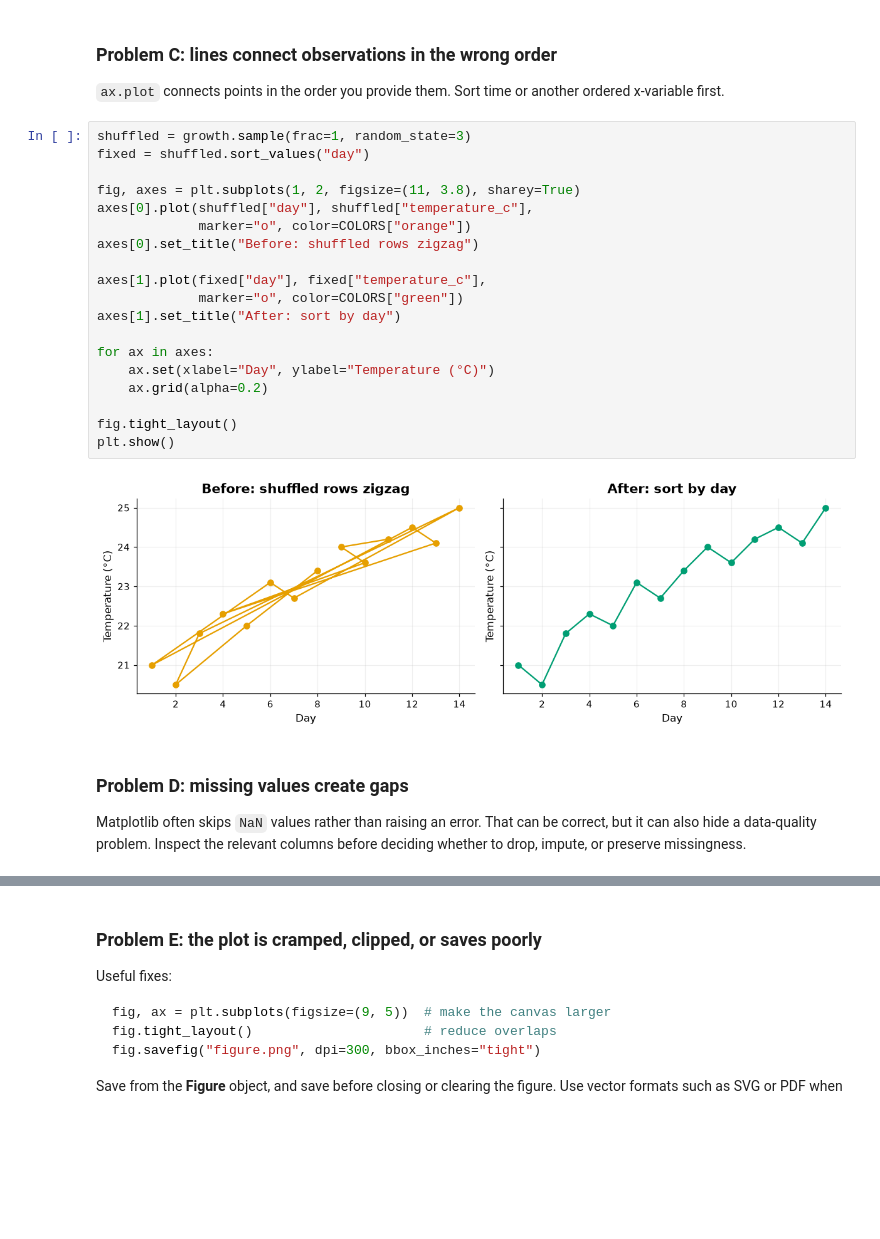
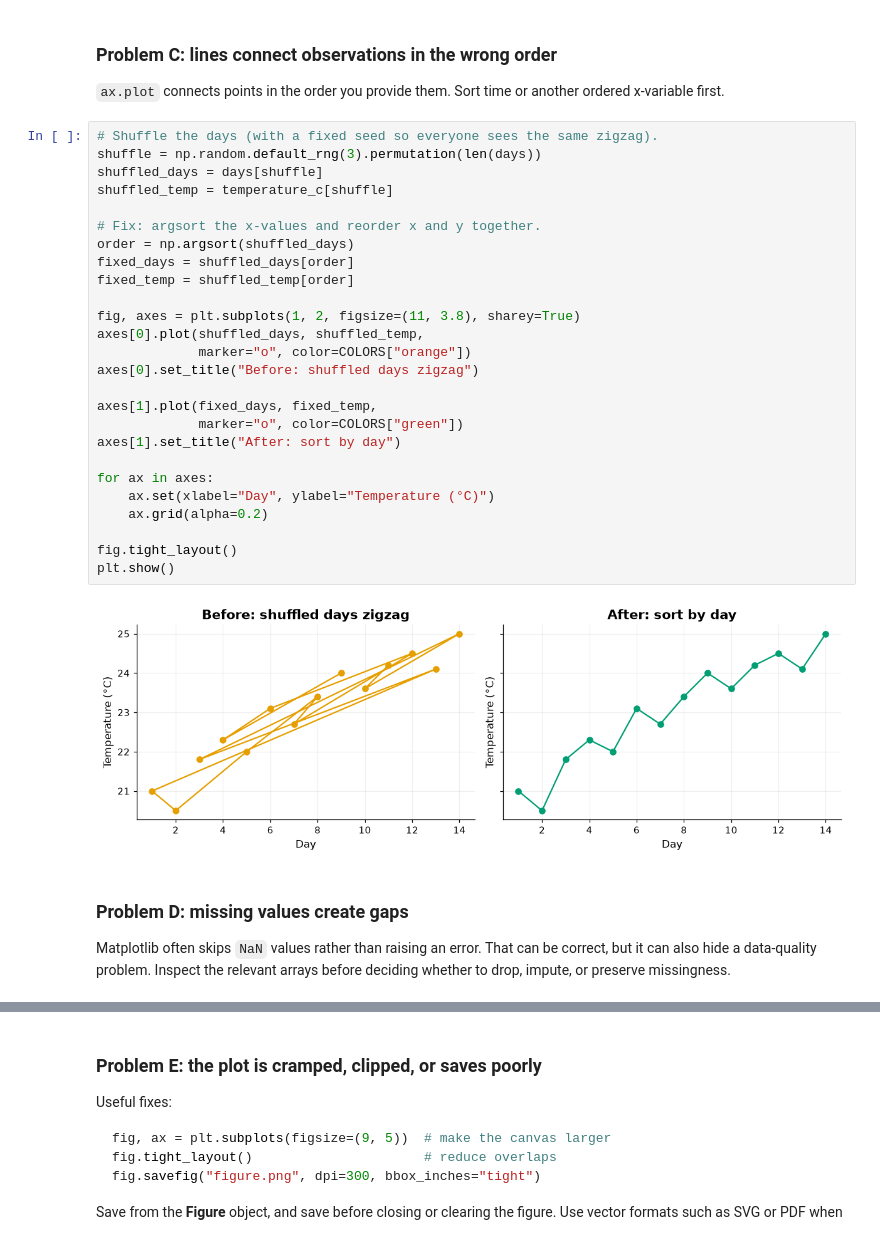
Before and after one commit to Huangmary727/550-matplotlib-tutorial, a Jupyter notebook: 01-matplotlib/plotting_with_matplotlib.ipynb, the cells around one changed output, grey strips where cells are left out. Drawn from its saved outputs; the diff is of its cells as text; blank space fills up the shorter version.

Commit message:
Matplotlib notebook: use NumPy arrays instead of pandas

```diff
--- a/01-matplotlib/plotting_with_matplotlib.ipynb
+++ b/01-matplotlib/plotting_with_matplotlib.ipynb
@@ -663,28 +632,35 @@ plt.show()
 
 `ax.plot` connects points in the order you provide them. Sort time or another ordered x-variable first.
 # %%
-shuffled = growth.sample(frac=1, random_state=3)
-fixed = shuffled.sort_values("day")
+# Shuffle the days (with a fixed seed so everyone sees the same zigzag).
+shuffle = np.random.default_rng(3).permutation(len(days))
+shuffled_days = days[shuffle]
+shuffled_temp = temperature_c[shuffle]
+
+# Fix: argsort the x-values and reorder x and y together.
+order = np.argsort(shuffled_days)
+fixed_days = shuffled_days[order]
+fixed_temp = shuffled_temp[order]
 
 fig, axes = plt.subplots(1, 2, figsize=(11, 3.8), sharey=True)
-axes[0].plot(shuffled["day"], shuffled["temperature_c"],
+axes[0].plot(shuffled_days, shuffled_temp,
              marker="o", color=COLORS["orange"])
-axes[0].set_title("Before: shuffled rows zigzag")
+axes[0].set_title("Before: shuffled days zigzag")
 
-axes[1].plot(fixed["day"], fixed["temperature_c"],
+axes[1].plot(fixed_days, fixed_temp,
              marker="o", color=COLORS["green"])
 axes[1].set_title("After: sort by day")
 
 for ax in axes:
     ax.set(xlabel="Day", ylabel="Temperature (°C)")
     ax.grid(alpha=0.2)
 
 fig.tight_layout()
 plt.show()
 # %% [output]
-[figure, old version]
+[figure, new version]
 # %% [markdown]
 ### Problem D: missing values create gaps
 
-Matplotlib often skips `NaN` values rather than raising an error. That can be correct, but it can also hide a data-quality problem. Inspect the relevant columns before deciding whether to drop, impute, or preserve missingness.
+Matplotlib often skips `NaN` values rather than raising an error. That can be correct, but it can also hide a data-quality problem. Inspect the relevant arrays before deciding whether to drop, impute, or preserve missingness.
 # %%
```
Also changed, not shown: parts of 25 cells of this notebook, 1 other file.
